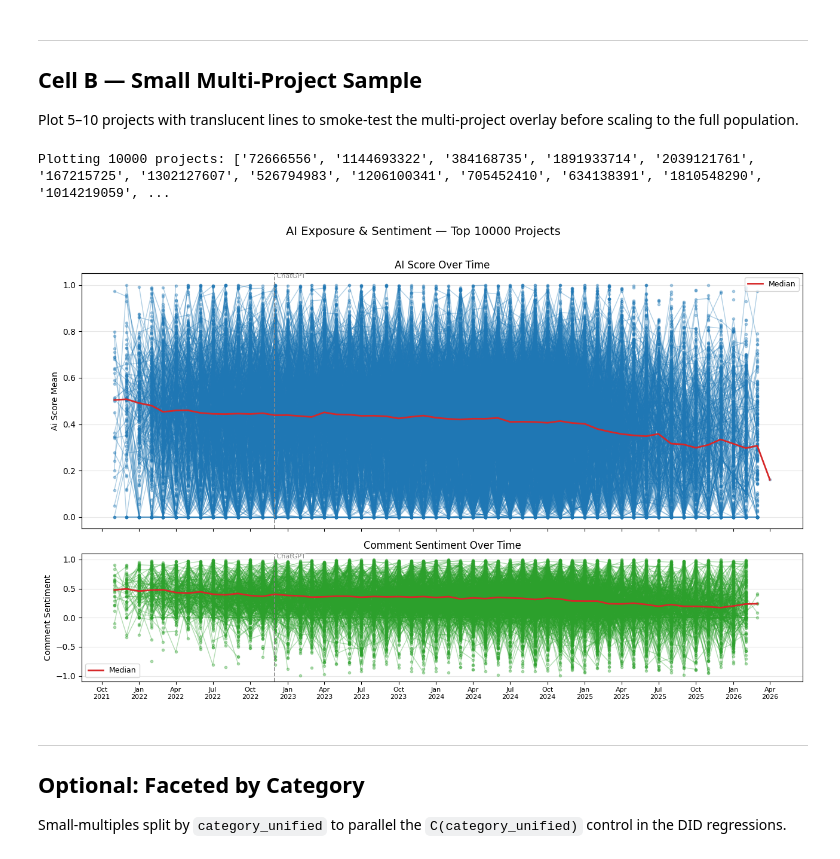
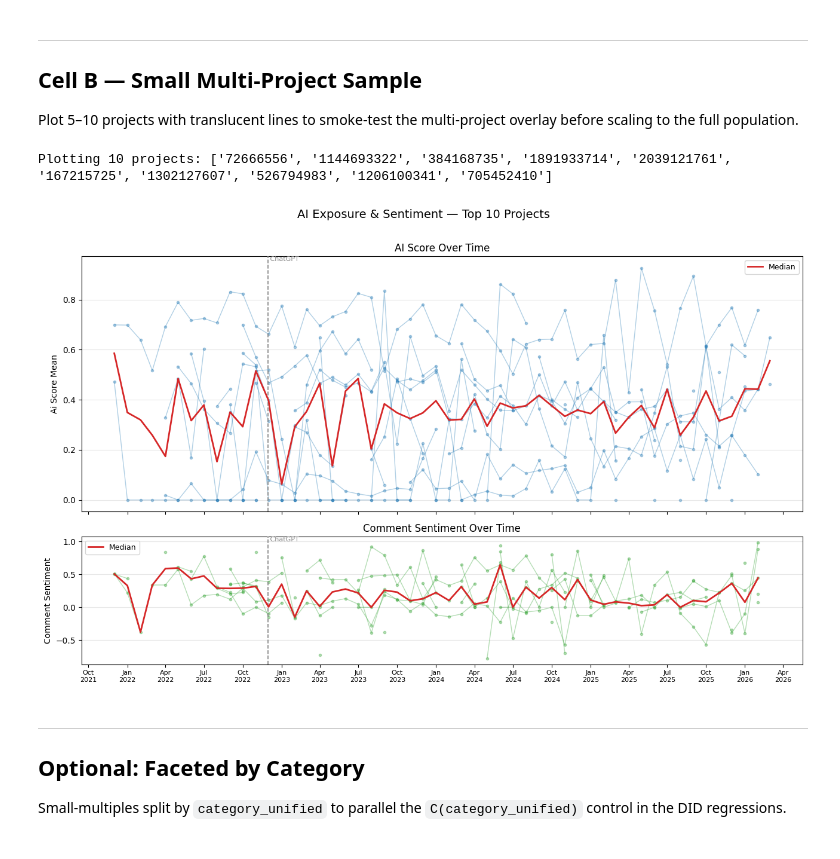
Before and after one commit to benluis/crowdsourcing, a Jupyter notebook: src/analysis/exposure_panel.ipynb, the cells around one changed output. Saved outputs shown, nothing was run; the diff lists cells and outputs as text; code cells hidden in the pictures.

```diff
--- a/src/analysis/exposure_panel.ipynb
+++ b/src/analysis/exposure_panel.ipynb
@@ -414,24 +360,24 @@ Plot 5–10 projects with translucent lines to smoke-test the
 multi-project overlay before scaling to the full population.
 # %%
 # Select top-N projects by observation count (fixed, reproducible selection)
-N_SAMPLE = 10000
+N_SAMPLE = 10
 sample_pids = obs_per_project.head(N_SAMPLE).index.tolist()
 print(f"Plotting {len(sample_pids)} projects: {sample_pids}")
 
 fig = plot_combined_ai_sentiment(
     panel,
     project_ids=sample_pids,
     ai_col='ai_score_mean',
     sentiment_col='comment_sentiment',
     line_alpha=0.35,
     markers=True,
     show_median=True,
     title=f"AI Exposure & Sentiment — Top {N_SAMPLE} Projects",
 )
 plt.show()
 # %% [output]
-Plotting 10000 projects: ['72666556', '1144693322', '384168735', '1891933714', '2039121761', '167215725', '1302127607', '526794983', '1206100341', '705452410', '634138391', '1810548290', '1014219059', ...
+Plotting 10 projects: ['72666556', '1144693322', '384168735', '1891933714', '2039121761', '167215725', '1302127607', '526794983', '1206100341', '705452410']
-[figure, old version]
+[figure, new version]
 # %% [markdown]
 ---
 ## Optional: Faceted by Category
```
Also changed, not shown: parts of 2 cells of this notebook, 2 other files.
